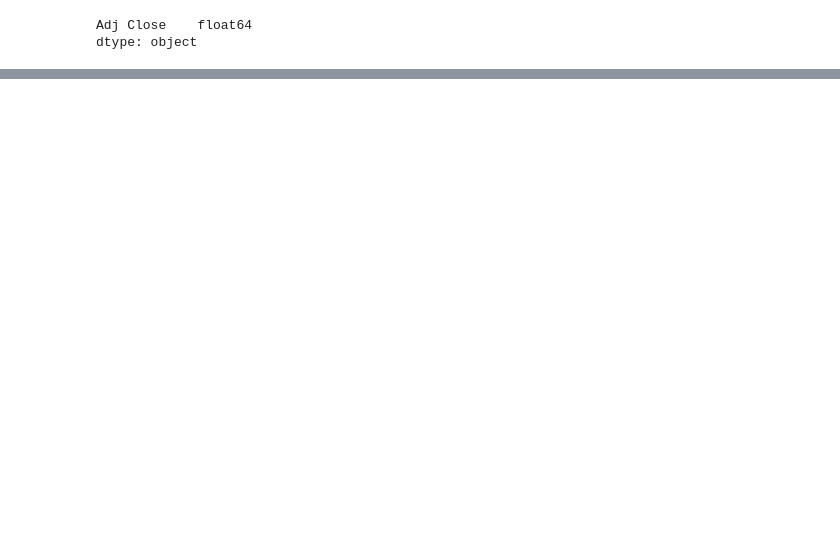
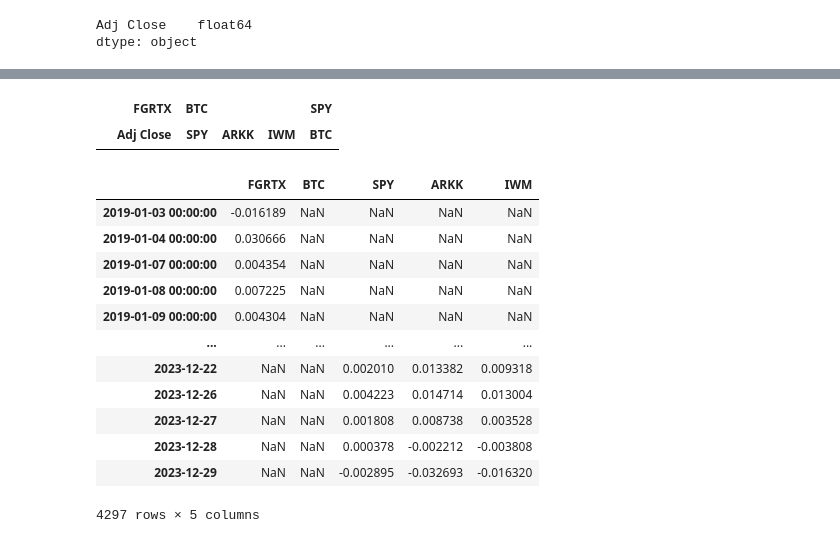
Before and after one commit to ravic4/project_1, a Jupyter notebook: master_notebook_it1.ipynb, the cells around one changed output, grey strips where cells are left out. Cells and saved outputs as stored; diff of their text form; code cells hidden in the pictures; blank space fills up the shorter version.

```diff
--- a/master_notebook_it1.ipynb
+++ b/master_notebook_it1.ipynb
@@ -247,2 +317,51 @@ effr_df_named = effr_df_sorted.rename(columns =
 # %%
-#Traynor Dataframe
+####Calculating the daily returns:
+
+#FGRTX Mutual Fund Daily Returns
+daily_returns_fgrtx
+fgrtx_df
+#ARKK & SPY Daily Returns
+daily_returns_arkk_spy = df_ARKK_SPY.pct_change().dropna()
+# daily_returns_arkk_spy.head()
+
+#Bitcoin Prices
+daily_returns_bitcoin = df_bitcoin_set.pct_change().dropna()
+# daily_returns_bitcoin.head()
+##### Joined_daily_returns:
+
+
+# print((daily_returns_fgrtx),(daily_returns_arkk_spy),(daily_returns_bitcoin))
+#Everything prints out well.
+
+# concat_prices = pd.concat([fgrtx_df,df_ARKK_SPY,df_bitcoin_set], axis = 1, join = 'inner', keys = ["FGRTX","BTC", "SPY","ARKK","IWM"])
+# concat_prices
+# %% [output]
+|  | FGRTX | BTC |  |  | SPY |
+|  | Adj Close | SPY | ARKK | IWM | BTC |
+# %%
+# joined_daily_returns = pd.concat([daily_returns_fgrtx,daily_returns_bitcoin,daily_returns_arkk_spy], axis = 1, join = 'inner', keys = ["FGRTX","BTC", "SPY","ARKK","IWM"])
+
+
+# joined_daily_returns = pd.concat([daily_returns_fgrtx,daily_returns_bitcoin,daily_returns_arkk_spy], axis = 1, join = 'inner', keys = ["FGRTX","BTC", "SPY","ARKK","IWM"]).dropna().reset_index()
+# joined_daily_returns
+joined_daily_returns_reset = pd.concat([daily_returns_fgrtx,daily_returns_bitcoin,daily_returns_arkk_spy])
+joined_daily_returns_reset
+
+# joined_daily_returns_reset.index = joined_daily_returns_reset.index.date
+# frames_main_daily_returns = [daily_returns_fgrtx, daily_returns_arkk_spy, daily_returns_bitcoin]
+# result = pd.concat(frames_main_daily_returns)
+# joined_daily_returns.head()
+# %% [output]
+|  | FGRTX | BTC | SPY | ARKK | IWM |
+| 2019-01-03 00:00:00 | -0.016189 | NaN | NaN | NaN | NaN |
+| 2019-01-04 00:00:00 | 0.030666 | NaN | NaN | NaN | NaN |
+| 2019-01-07 00:00:00 | 0.004354 | NaN | NaN | NaN | NaN |
+| 2019-01-08 00:00:00 | 0.007225 | NaN | NaN | NaN | NaN |
+| 2019-01-09 00:00:00 | 0.004304 | NaN | NaN | NaN | NaN |
+| ... | ... | ... | ... | ... | ... |
+| 2023-12-22 | NaN | NaN | 0.002010 | 0.013382 | 0.009318 |
+| 2023-12-26 | NaN | NaN | 0.004223 | 0.014714 | 0.013004 |
+| 2023-12-27 | NaN | NaN | 0.001808 | 0.008738 | 0.003528 |
+| 2023-12-28 | NaN | NaN | 0.000378 | -0.002212 | -0.003808 |
+| 2023-12-29 | NaN | NaN | -0.002895 | -0.032693 | -0.016320 |
+4297 rows × 5 columns
```
Also changed, not shown: parts of 10 cells of this notebook, 1 other file.
